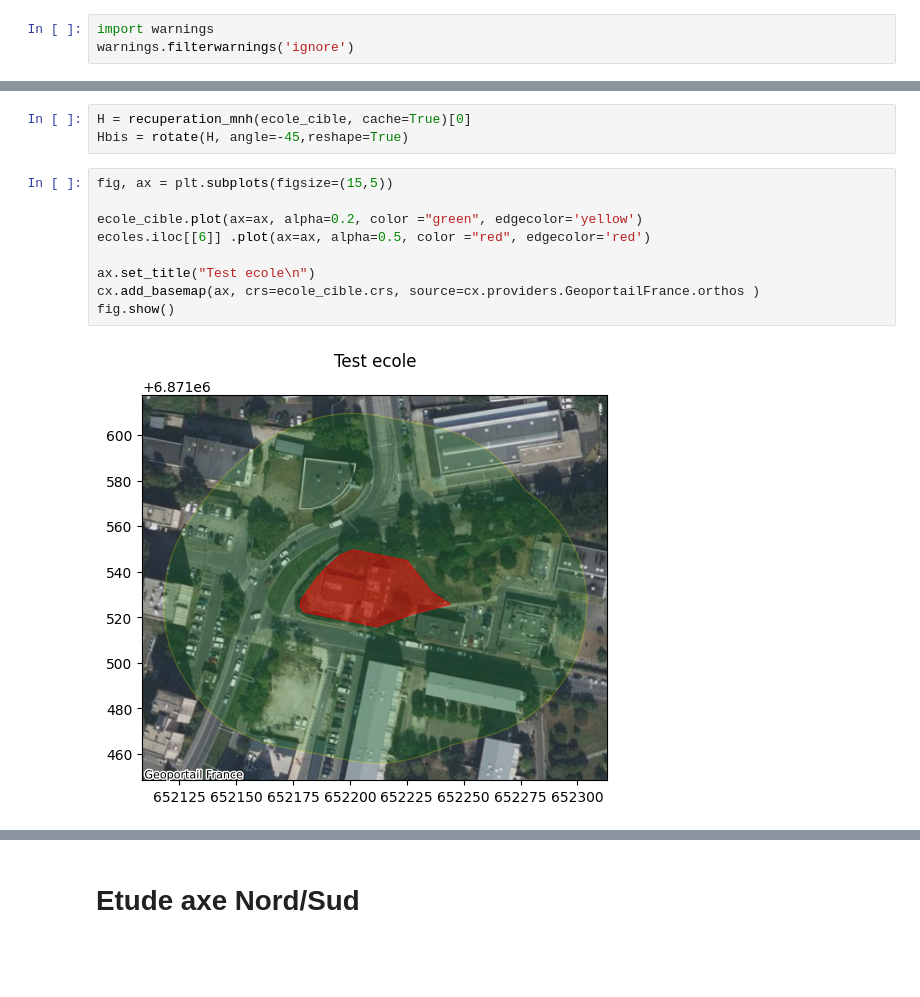
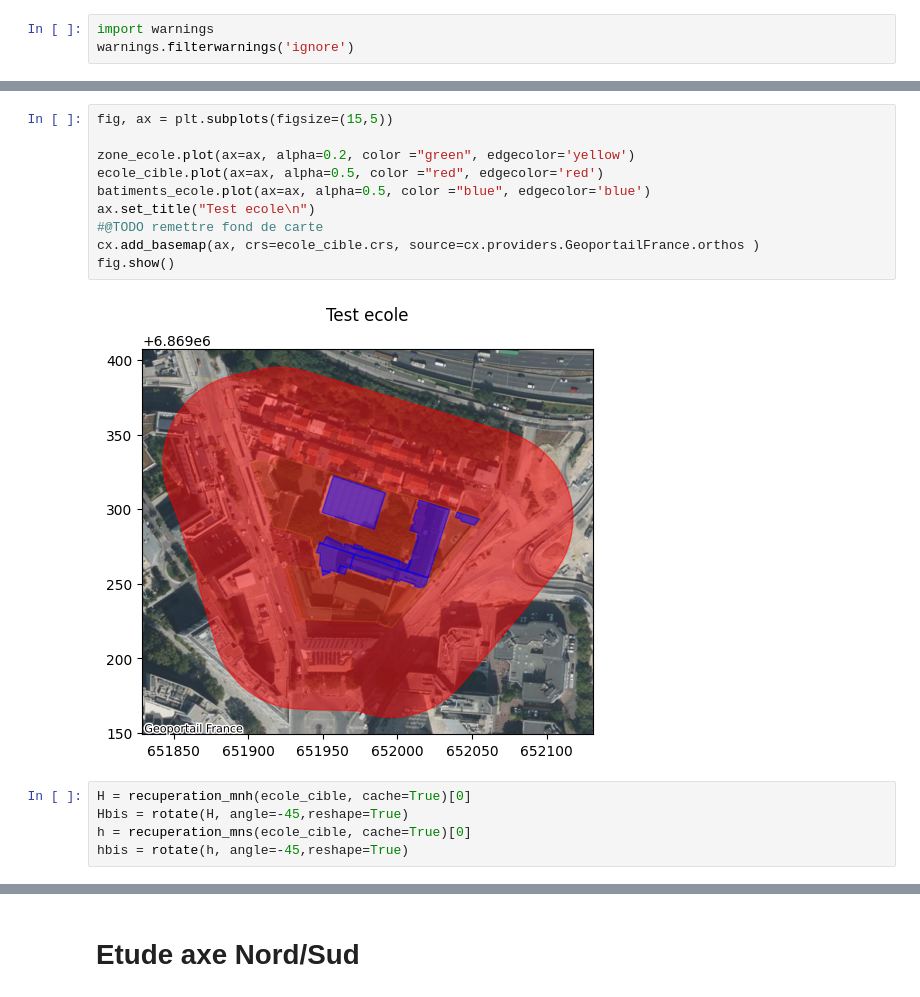
Before and after one commit to jbuiquan/13_potentiel_solaire, a Jupyter notebook: algorithme/notebooks/explore_userhorizon_for_pvgis.ipynb, the cells around one changed output, grey strips where cells are left out. Saved outputs shown, nothing was run; the diff lists cells and outputs as text; blank space fills up the shorter version.

```diff
--- a/algorithme/notebooks/explore_userhorizon_for_pvgis.ipynb
+++ b/algorithme/notebooks/explore_userhorizon_for_pvgis.ipynb
@@ -37,14 +49,17 @@ from scipy.ndimage import rotate
+# %%
+fig, ax = plt.subplots(figsize=(15,5))
+
+zone_ecole.plot(ax=ax, alpha=0.2, color ="green", edgecolor='yellow')
+ecole_cible.plot(ax=ax, alpha=0.5, color ="red", edgecolor='red')
+batiments_ecole.plot(ax=ax, alpha=0.5, color ="blue", edgecolor='blue')
+ax.set_title("Test ecole\n")
+#@TODO remettre fond de carte
+cx.add_basemap(ax, crs=ecole_cible.crs, source=cx.providers.GeoportailFrance.orthos )
+fig.show()
+# %% [output]
+[figure, added]
 # %%
 H = recuperation_mnh(ecole_cible, cache=True)[0]
 Hbis = rotate(H, angle=-45,reshape=True)
+h = recuperation_mns(ecole_cible, cache=True)[0]
+hbis = rotate(h, angle=-45,reshape=True)
-# %%
-fig, ax = plt.subplots(figsize=(15,5))
-
-ecole_cible.plot(ax=ax, alpha=0.2, color ="green", edgecolor='yellow')
-ecoles.iloc[[6]] .plot(ax=ax, alpha=0.5, color ="red", edgecolor='red')
-
-ax.set_title("Test ecole\n")
-cx.add_basemap(ax, crs=ecole_cible.crs, source=cx.providers.GeoportailFrance.orthos )
-fig.show()
-# %% [output]
-[figure, removed]
```
Also changed, not shown: parts of 36 cells of this notebook, 5 other files.
